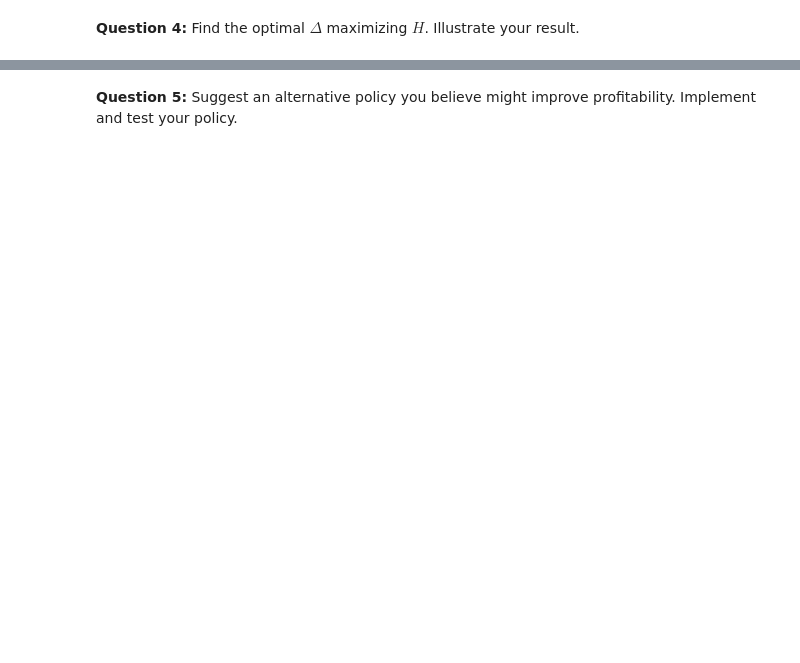
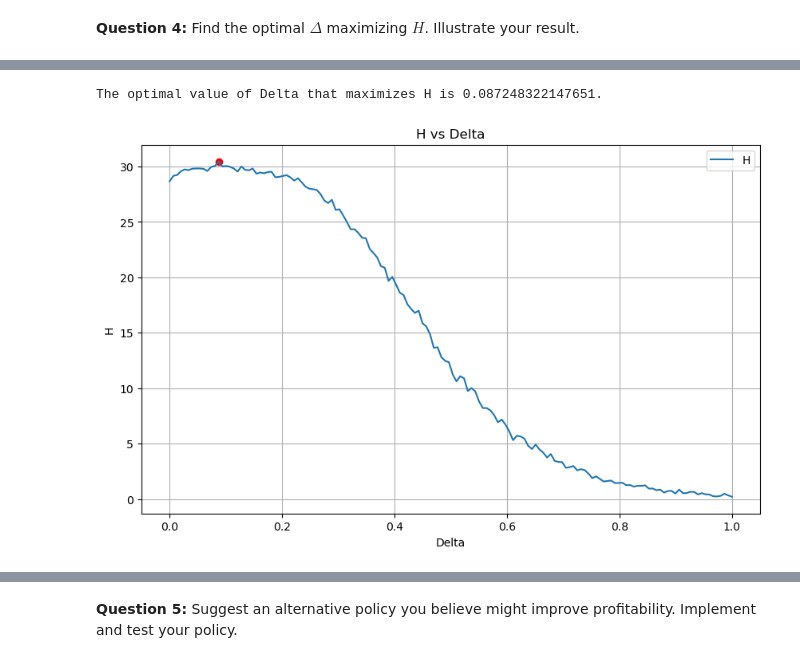
Before and after one commit to crf764/WingedHussar, a Jupyter notebook: examproject/Exam-2023-notebook.ipynb, the cells around one changed output, grey strips where cells are left out. Cells and saved outputs as stored; diff of their text form; code cells hidden in the pictures; blank space fills up the shorter version.

```diff
--- a/examproject/Exam-2023-notebook.ipynb
+++ b/examproject/Exam-2023-notebook.ipynb
@@ -767,0 +910,80 @@ With $\Delta \geq 0$ and $\Delta = 0$ being the previous policy.
+# %%
+import numpy as np
+from scipy.stats import norm
+import matplotlib.pyplot as plt
+
+# parameters
+rho = 0.90
+iota = 0.01
+sigma_epsilon = 0.10
+R = (1+0.01)**(1/12)
+eta = 0.5
+w = 1.0
+K = 1000
+T = 120
+
+# function to calculate profits given kappa and l
+def calculate_profits(kappa, l, prev_l):
+    return R * (kappa * l**(1 - eta) - w * l - iota * (l != prev_l))
+
+# function to calculate l given kappa
+def calculate_l(kappa):
+    return ((1 - eta) * kappa / w) ** (1 / eta)
+
+# 2. set up an array of potential Delta values
+Delta_values = np.linspace(0, 1, 100)
+
+# initialize a new list to store H for each Delta
+H_values3 = []
+
+# 3. loop over Delta values
+for Delta in Delta_values:
+    # initialize profits
+    profits = np.zeros(K)
+
+    # loop over K random shock series
+    for k in range(K):
+        # initialize kappa and l
+        kappa = np.ones(T + 1)
+        l = np.zeros(T + 1)
+
+        # generate random shock series
+        epsilon = norm.rvs(loc=-0.5 * sigma_epsilon**2, scale=sigma_epsilon, size=T)
+
+        # update kappa and l for each month
+        for t in range(T):
+            kappa[t + 1] = np.exp(rho * np.log(kappa[t]) + epsilon[t])
+            l_star = calculate_l(kappa[t + 1])
+            # update l according to the policy
+            if abs(l[t] - l_star) > Delta:
+                l[t + 1] = l_star
+            else:
+                l[t + 1] = l[t]
+
+        # calculate profits for this shock series and add to total profits
+        for t in range(T):
+            profits[k] += calculate_profits(kappa[t + 1], l[t + 1], l[t])
+
+    # calculate and store H for this Delta
+    H = np.mean(profits)
+    H_values3.append(H)
+
+# 4a. find Delta that maximizes H
+optimal_Delta = Delta_values[np.argmax(H_values3)]
+
+# 4b. print the optimal Delta
+print(f'The optimal value of Delta that maximizes H is {optimal_Delta}.')
+
+# 5. plot H against Delta
+plt.figure(figsize=(10,6))
+plt.plot(Delta_values, H_values3, label='H')
+plt.scatter(optimal_Delta, max(H_values3), color='red')  # mark the optimal Delta
+plt.xlabel('Delta')
+plt.ylabel('H')
+plt.title('H vs Delta')
+plt.legend()
+plt.grid(True)
+plt.show()
+# %% [output]
+The optimal value of Delta that maximizes H is 0.087248322147651.
+[figure, added]
```
Also changed, not shown: parts of 37 cells of this notebook.
